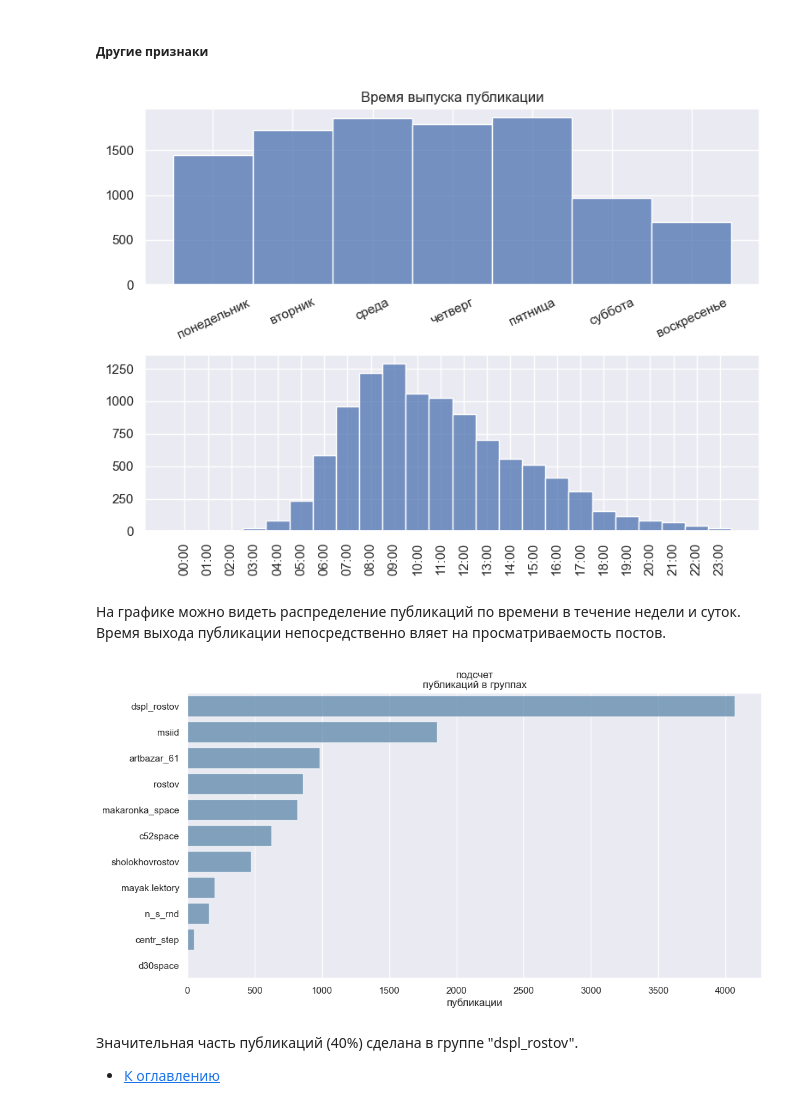
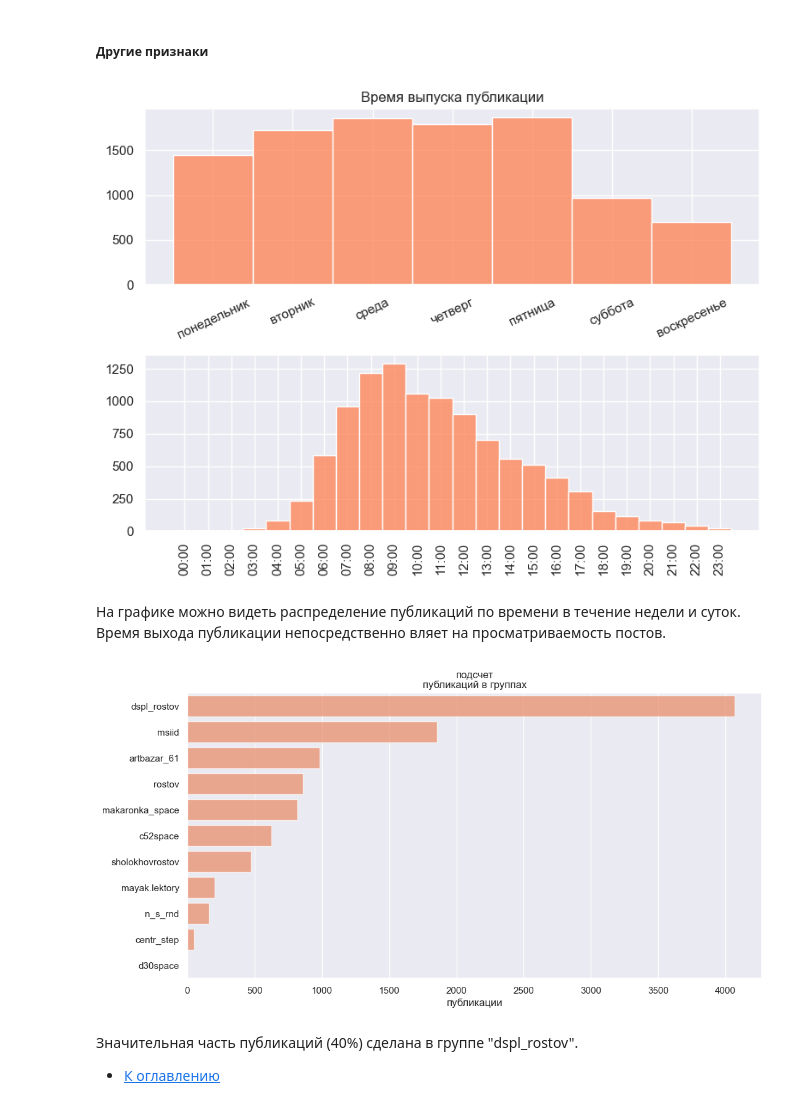
Before and after one commit to eilyich/Workshop_NLP_str, a Jupyter notebook: Workshop_NLP.ipynb, the cells around one changed output. Saved outputs shown, nothing was run; the diff lists cells and outputs as text; code cells hidden in the pictures.

```diff
--- a/Workshop_NLP.ipynb
+++ b/Workshop_NLP.ipynb
@@ -213,7 +213,7 @@ for position, column, rus_name in zip(itertools.product(range(4)),
 
     sns.boxplot(x=dt[column], orient='h',
 #                 whis=[1, 99],
-                ax=ax[position])
+                ax=ax[position], color = 'coral')
     plt.sca(ax[position])
     mc = str(np.round(medcouple(dt[column]), 1))
     plt.ylabel(rus_name + f'\nmc = {mc}',
@@ -267,7 +267,7 @@ def date_barplot(plot_data, yaxisname='', title=''):
                 x='month',
                 y=target_col,
                 alpha=.7,
-                color='steelblue')
+                color='coral')
 
     t = plt.xticks()
     plt.xticks(t[0][0::6], t[1][0::6], rotation=90)
@@ -283,7 +283,7 @@ for position, column, yaxisname in zip(itertools.product(range(2), range(2)),
                             target_names, target_names_rus):
     dt = target_ft_date_agg(column)
     sns.barplot(dt, x='month', y=column,
-                 color = 'steelblue',
+                 color = 'coral',
                 ax=ax[position])
     plt.sca(ax[position])
     t = plt.xticks()
@@ -756,7 +756,7 @@ for position, column, xaxisname in zip([0,1],
                                     plot_text_overview2_cols,
                                     plot_text_overview2_cols_rus):
     sns.violinplot(data, x=column, orient='h',
-                ax=ax[position])
+                ax=ax[position], color='coral')
     local_mean = data[column].mean()
     plt.sca(ax[position])
     plt.xlabel('')
@@ -779,7 +779,7 @@ plot_text_overview1_cols_rus = ['именованные\nсущности', 'т
 for position, column, xaxisname in zip(itertools.product(range(2), range(2)),
                             plot_text_overview1_cols, plot_text_overview1_cols_rus):
     sns.histplot(data, x=column, discrete=True,
-                ax=ax[position])
+                ax=ax[position], color='coral')
     local_mean = data[column].mean()
     plt.sca(ax[position])
     plt.xlabel(xaxisname)
@@ -823,35 +823,35 @@ custom_day_of_week_calendar = {
                             5: 'суббота',
                             6: 'воскресенье'
                         }
 
 data['hour'] = pd.to_datetime(data['hour'], format='%H').dt.strftime('%H:%M')
 data['dayofweek'] = data['dayofweek'].replace(custom_day_of_week_calendar)
 
 fig, ax = plt.subplots(2, 1, figsize=(8, 6))
 
 hist_dt_1 = sorted(data['dayofweek'].tolist(),
     key=lambda x: [i for i in custom_day_of_week_calendar.values()].index(x))
 
 hist_dt_2 = data['hour'].sort_values()
 
 for position, dt in zip(itertools.product(range(2)),
                             [hist_dt_1, hist_dt_2]):
 
-    sns.histplot(x=dt, ax=ax[position])
+    sns.histplot(x=dt, ax=ax[position], color='coral')
     plt.sca(ax[position])
     plt.ylabel('')
     plt.xlabel('')
 
 plt.sca(ax[0])
 plt.xticks(rotation=25)
 plt.title('Время выпуска публикации')
 plt.sca(ax[1])
 plt.xticks(rotation=90)
 plt.tight_layout()
 plt.show()
 plt.close()
 # %% [output]
-[figure, old version]
+[figure, new version]
 # %% [markdown]
 На графике можно видеть распределение публикаций по времени в течение недели и суток. Время выхода публикации непосредственно вляет на просматриваемость постов.
 # %%
@@ -865,7 +865,7 @@ sns.barplot(plot_groups_count,
             x='count',
             y='source_group',
             alpha=.7,
-            color='steelblue')
+           color='coral')
 
 plt.xlabel('публикации')
 plt.ylabel('')
@@ -873,7 +873,7 @@ plt.title('подсчет\nпубликаций в группах')
 plt.show()
 plt.close()
 # %% [output]
-[figure, old version]
+[figure, new version]
 # %% [markdown]
 Значительная часть публикаций (40%) сделана в группе "dspl_rostov".
 
```
Also changed, not shown: parts of 17 cells of this notebook, 7 other files.
